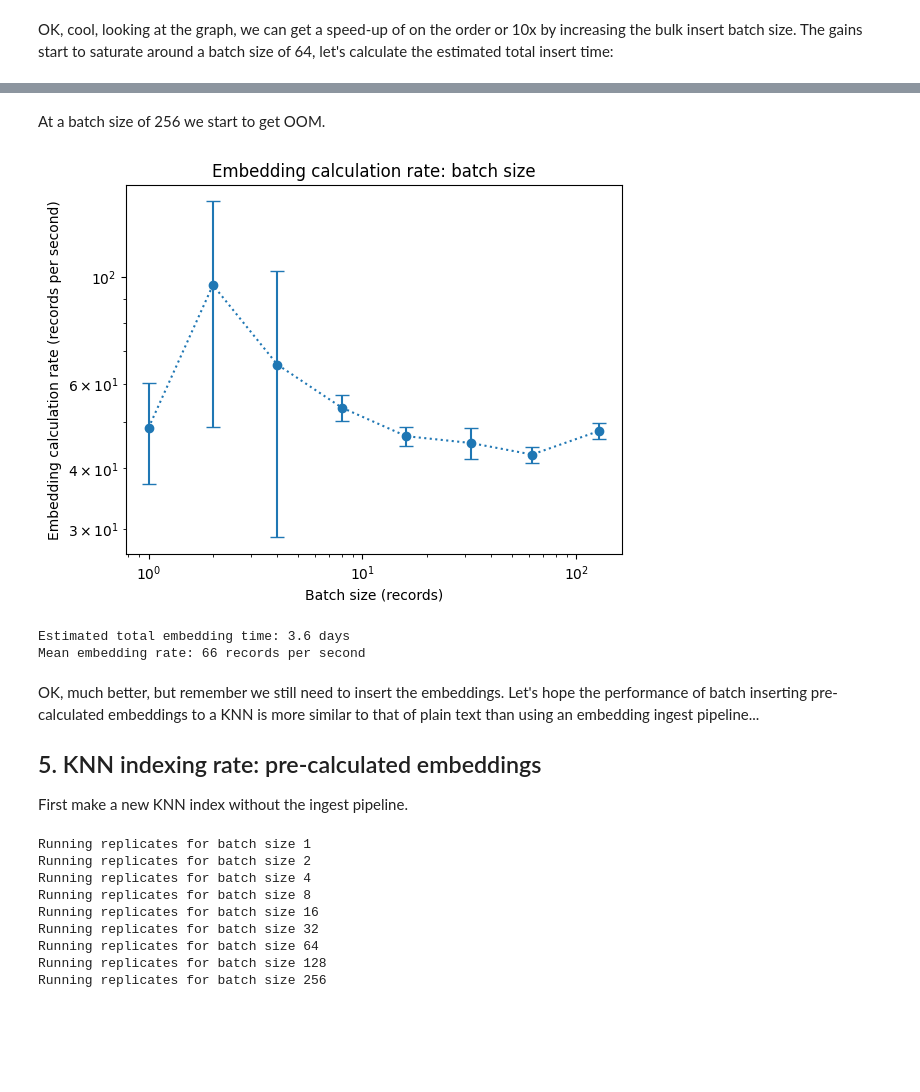
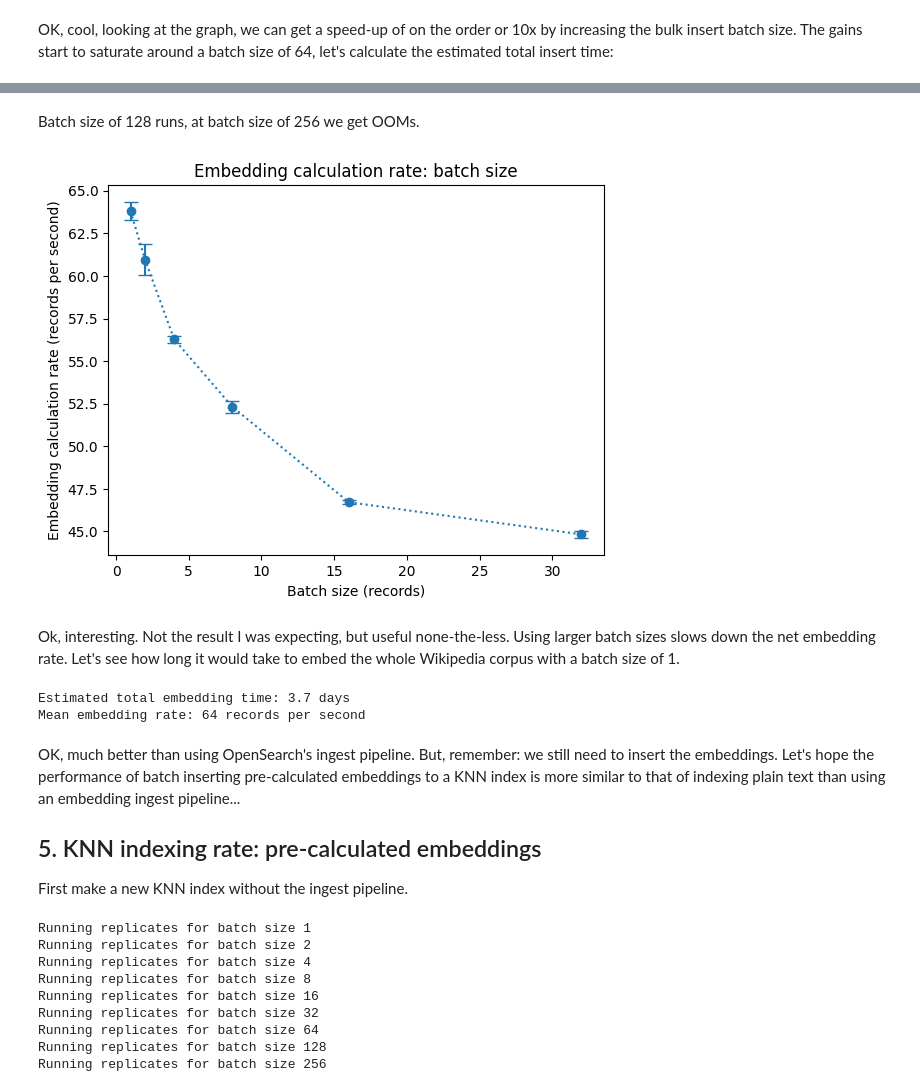
Before and after one commit to gperdrizet/OpenSearch, a Jupyter notebook: semantic_search/notebooks/03-opensearch_indexing.ipynb, the cells around one changed output, grey strips where cells are left out. Saved outputs shown, nothing was run; the diff lists cells and outputs as text; code cells hidden in the pictures; blank space fills up the shorter version.

Commit message:
Upgraded embedding benchmark using random samples of texts and a constant target number of texts to embed.

```diff
--- a/semantic_search/notebooks/03-opensearch_indexing.ipynb
+++ b/semantic_search/notebooks/03-opensearch_indexing.ipynb
@@ -48,7 +49,7 @@ record_count=6889224
 estimated_total_chunks=20648877
 
 # Transformed wikipedia input data
-input_file_path=f'{config.DATA_PATH}/wikipedia-sample/{config.TRANSFORMED_TEXT}'
+input_file_path=f'{config.DATA_PATH}/wikipedia-sample/{config.PARSED_TEXT}'
 
 # Initialize the OpenSearch client
 client=helper_funcs.start_client()
@@ -416,15 +419,18 @@ model_name='sentence-transformers/msmarco-distilbert-base-tas-b'
 tokenizer=AutoTokenizer.from_pretrained(model_name)
 model=AutoModel.from_pretrained(model_name, device_map='cuda:0')
 
+# Number of replicates to run for each batch size
+replicates=3
+
+# Number tests to encode for each replicate of each batch size
+target_texts=320
+
 # Batch sizes to test
-batch_sizes=[1,2,4,8,16,32,62,128]
+batch_sizes=[1,2,4,8,16,32]
 
-# Number of replicates to run for each batch
-replicates=20
-
-# Holder for timing results
+# Dictionary for results
 results={}
 
-# Holder for embeddings
-embedded_texts=[]
+for batch_size in batch_sizes:
+    results[f'{batch_size}']=[]
 # %%
@@ -481,42 +500,41 @@ Running replicates for batch size 128
 # %% [markdown]
-At a batch size of 256 we start to get OOM.
+Batch size of 128 runs, at batch size of 256 we get OOMs.
 # %%
 plt.title('Embedding calculation rate: batch size')
 plt.xlabel('Batch size (records)')
 plt.ylabel('Embedding calculation rate (records per second)')
 
 standard_deviations=[]
 means=[]
 
 for batch_size in batch_sizes:
     times=results[f'{batch_size}']
     means.append(np.mean(times))
     standard_deviations.append(np.std(times))
 
 plt.errorbar(
     batch_sizes,
     means,
     yerr=standard_deviations,
     linestyle='dotted',
     marker='o',
     capsize=5
 )
 
-plt.yscale('log')
-plt.xscale('log')
-
 plt.show()
 # %% [output]
-[figure, old version]
+[figure, new version]
+# %% [markdown]
+Ok, interesting. Not the result I was expecting, but useful none-the-less. Using larger batch sizes slows down the net embedding rate. Let's see how long it would take to embed the whole Wikipedia corpus with a batch size of 1.
 # %%
-mean_embedding_rate=sum(results['4']) / len(results['4'])
+mean_embedding_rate=sum(results['1']) / len(results['1'])
 print(f'Estimated total embedding time: {(estimated_total_chunks / mean_embedding_rate) / (60*60*24):.1f} days')
 print(f'Mean embedding rate: {mean_embedding_rate:.0f} records per second')
 # %% [output]
-Estimated total embedding time: 3.6 days
-Mean embedding rate: 66 records per second
+Estimated total embedding time: 3.7 days
+Mean embedding rate: 64 records per second
 # %% [markdown]
-OK, much better, but remember we still need to insert the embeddings. Let's hope the performance of batch inserting pre-calculated embeddings to a KNN is more similar to that of plain text than using an embedding ingest pipeline...
+OK, much better than using OpenSearch's ingest pipeline. But, remember: we still need to insert the embeddings. Let's hope the performance of batch inserting pre-calculated embeddings to a KNN index is more similar to that of indexing plain text than using an embedding ingest pipeline...
 
 ## 5. KNN indexing rate: pre-calculated embeddings
 
```
Also changed, not shown: parts of 12 cells of this notebook.
